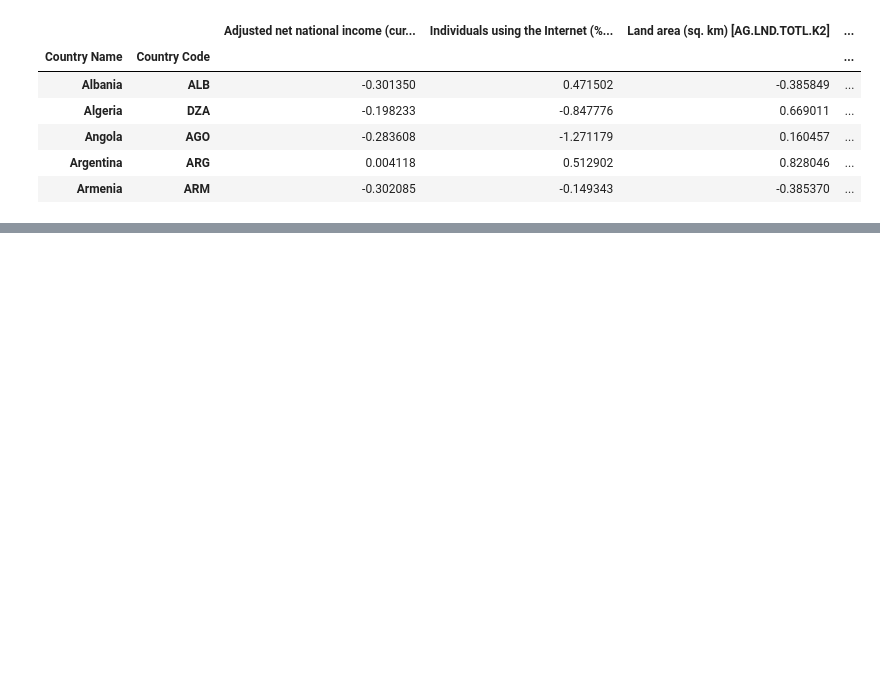
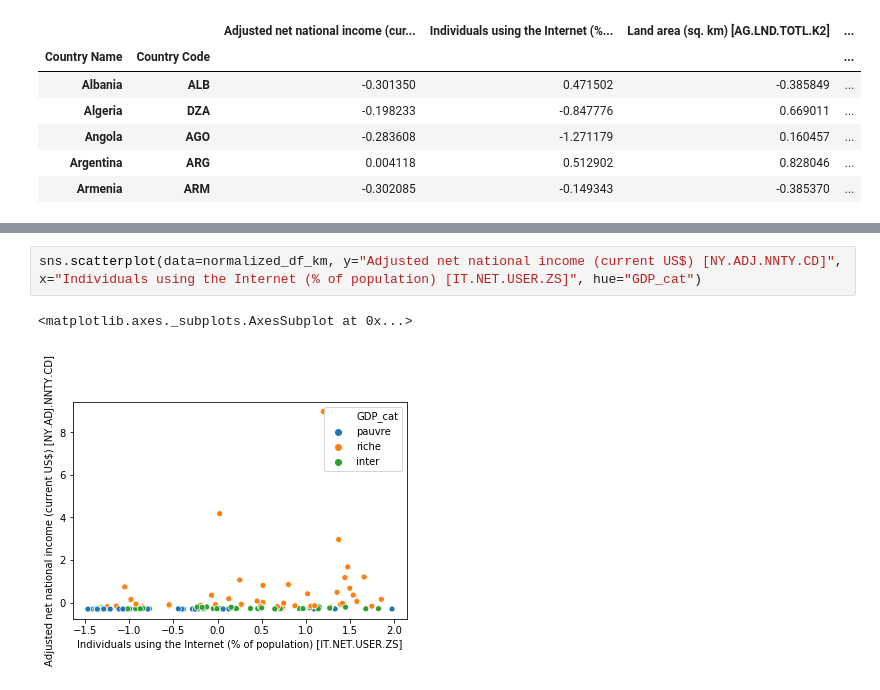
Before and after one commit to Pac0S/projet_IA, a Jupyter notebook: projet_IA.ipynb, the cells around one changed output, grey strips where cells are left out. Drawn from its saved outputs; the diff is of its cells as text; blank space fills up the shorter version.

```diff
--- a/projet_IA.ipynb
+++ b/projet_IA.ipynb
@@ -200 +202,6 @@ See the caveats in the documentation: http://pandas.pydata.org/pandas-docs/stabl
+# %%
+sns.scatterplot(data=normalized_df_km, y="Adjusted net national income (current US$) [NY.ADJ.NNTY.CD]", x="Individuals using the Internet (% of population) [IT.NET.USER.ZS]", hue="GDP_cat")
+# %% [output]
+<matplotlib.axes._subplots.AxesSubplot at 0x...>
+[figure, added]
 # %%
```
Also changed, not shown: parts of 21 cells of this notebook.
